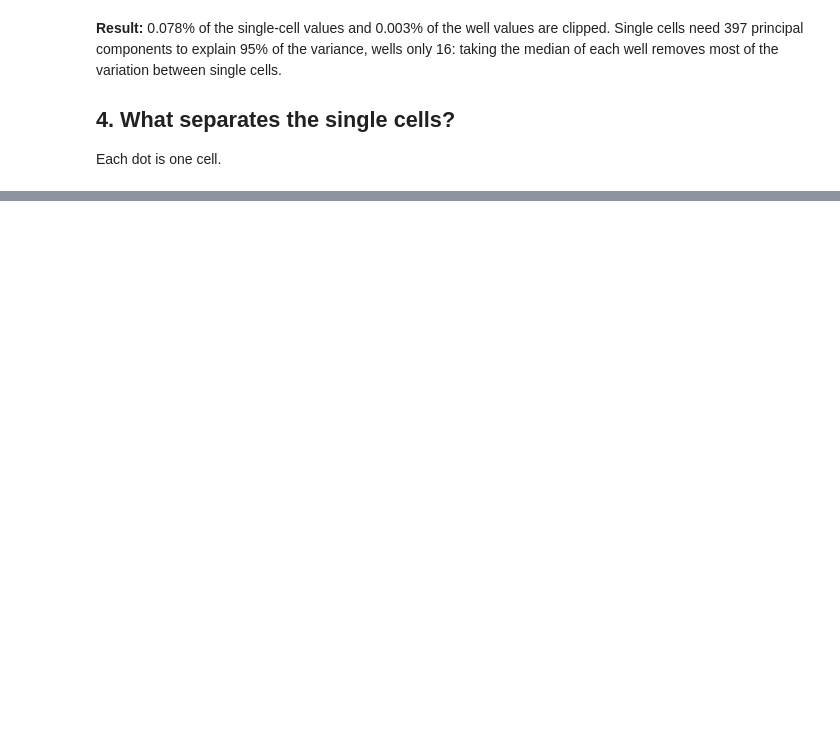
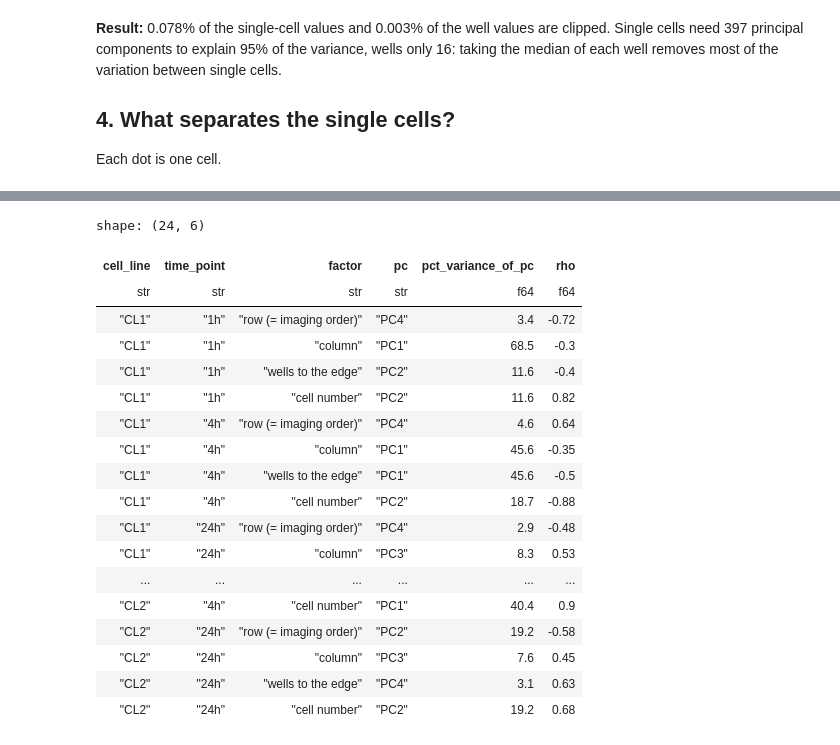
Before and after one commit to mirandaresearchlab/Panc1-hPSC-Pilot-profiles, a Jupyter notebook: notebooks/3.EDA/01.batch-effects-diagnosis.ipynb, the cells around one changed output, grey strips where cells are left out. Cells and saved outputs as stored; diff of their text form; code cells hidden in the pictures; blank space fills up the shorter version.

```diff
--- a/notebooks/3.EDA/01.batch-effects-diagnosis.ipynb
+++ b/notebooks/3.EDA/01.batch-effects-diagnosis.ipynb
@@ -292,8 +356,7 @@ save_fig(fig, "02_umap_wells")
 # %%
-# which wells form the separate island of the well UMAP? the wells far from the main group, by plate and plate area
-centre = np.median(well_xy, axis=0)
-far = np.linalg.norm(well_xy - centre, axis=1)
-wells = wells.with_columns(umap_distance_from_centre=pl.Series(far))
-wells.group_by("time_point", "cell_line", "shifted_area").agg(
-    wells=pl.len(), dmso_wells=pl.col("is_dmso").sum(), median_umap_distance_from_centre=pl.col("umap_distance_from_centre").median().round(1),
+# how far each group of DMSO wells sits from the centre of the DMSO map, by plate, cell line and plate area
+centre = np.median(dmso_xy, axis=0)
+dmso = dmso.with_columns(umap_distance_from_centre=pl.Series(np.linalg.norm(dmso_xy - centre, axis=1)))
+dmso.group_by("time_point", "cell_line", "shifted_area").agg(
+    dmso_wells=pl.len(), median_umap_distance_from_centre=pl.col("umap_distance_from_centre").median().round(1),
 ).sort(pl.col("time_point").cast(pl.Enum(plate_order)), "cell_line", "shifted_area")
@@ -452,0 +564,38 @@ save_fig(fig, "04_dmso_distance-vs-cell-number")
+# %%
+gradient_factors = {"row (= imaging order)": "row_idx", "column": "col_idx", "wells to the edge": "wells_to_edge", "cell number": "log2_cells"}
+gradient_rows = []
+for line in line_order:
+    for time in plate_order:
+        grp = wells.filter(pl.col("is_dmso") & (pl.col("cell_line") == line) & (pl.col("time_point") == time))
+        pca = PCA(n_components=5, random_state=seed).fit(profiles[grp["row"].to_numpy()])
+        pcs = pca.transform(profiles[grp["row"].to_numpy()])
+        for name, column in gradient_factors.items():
+            rhos = np.array([stats.spearmanr(grp[column], pcs[:, k]).statistic for k in range(5)])
+            k = int(np.argmax(np.abs(rhos)))
+            gradient_rows.append({
+                "cell_line": line, "time_point": time, "factor": name, "pc": f"PC{k + 1}",
+                "pct_variance_of_pc": 100 * pca.explained_variance_ratio_[k], "rho": rhos[k],
+            })
+gradients = pl.DataFrame(gradient_rows)
+gradients.write_csv(table_dir / "dmso_gradients.csv")
+gradients.with_columns(pl.col("pct_variance_of_pc").round(1), pl.col("rho").round(2))
+# %% [output]
+shape: (24, 6)
+| cell_line | time_point | factor | pc | pct_variance_of_pc | rho |
+| str | str | str | str | f64 | f64 |
+| "CL1" | "1h" | "row (= imaging order)" | "PC4" | 3.4 | -0.72 |
+| "CL1" | "1h" | "column" | "PC1" | 68.5 | -0.3 |
+| "CL1" | "1h" | "wells to the edge" | "PC2" | 11.6 | -0.4 |
+| "CL1" | "1h" | "cell number" | "PC2" | 11.6 | 0.82 |
+| "CL1" | "4h" | "row (= imaging order)" | "PC4" | 4.6 | 0.64 |
+| "CL1" | "4h" | "column" | "PC1" | 45.6 | -0.35 |
+| "CL1" | "4h" | "wells to the edge" | "PC1" | 45.6 | -0.5 |
+| "CL1" | "4h" | "cell number" | "PC2" | 18.7 | -0.88 |
+| "CL1" | "24h" | "row (= imaging order)" | "PC4" | 2.9 | -0.48 |
+| "CL1" | "24h" | "column" | "PC3" | 8.3 | 0.53 |
+| ... | ... | ... | ... | ... | ... |
+| "CL2" | "4h" | "cell number" | "PC1" | 40.4 | 0.9 |
+| "CL2" | "24h" | "row (= imaging order)" | "PC2" | 19.2 | -0.58 |
+| "CL2" | "24h" | "column" | "PC3" | 7.6 | 0.45 |
+| "CL2" | "24h" | "wells to the edge" | "PC4" | 3.1 | 0.63 |
+| "CL2" | "24h" | "cell number" | "PC2" | 19.2 | 0.68 |
```
Also changed, not shown: parts of 25 cells of this notebook, 12 other files.
